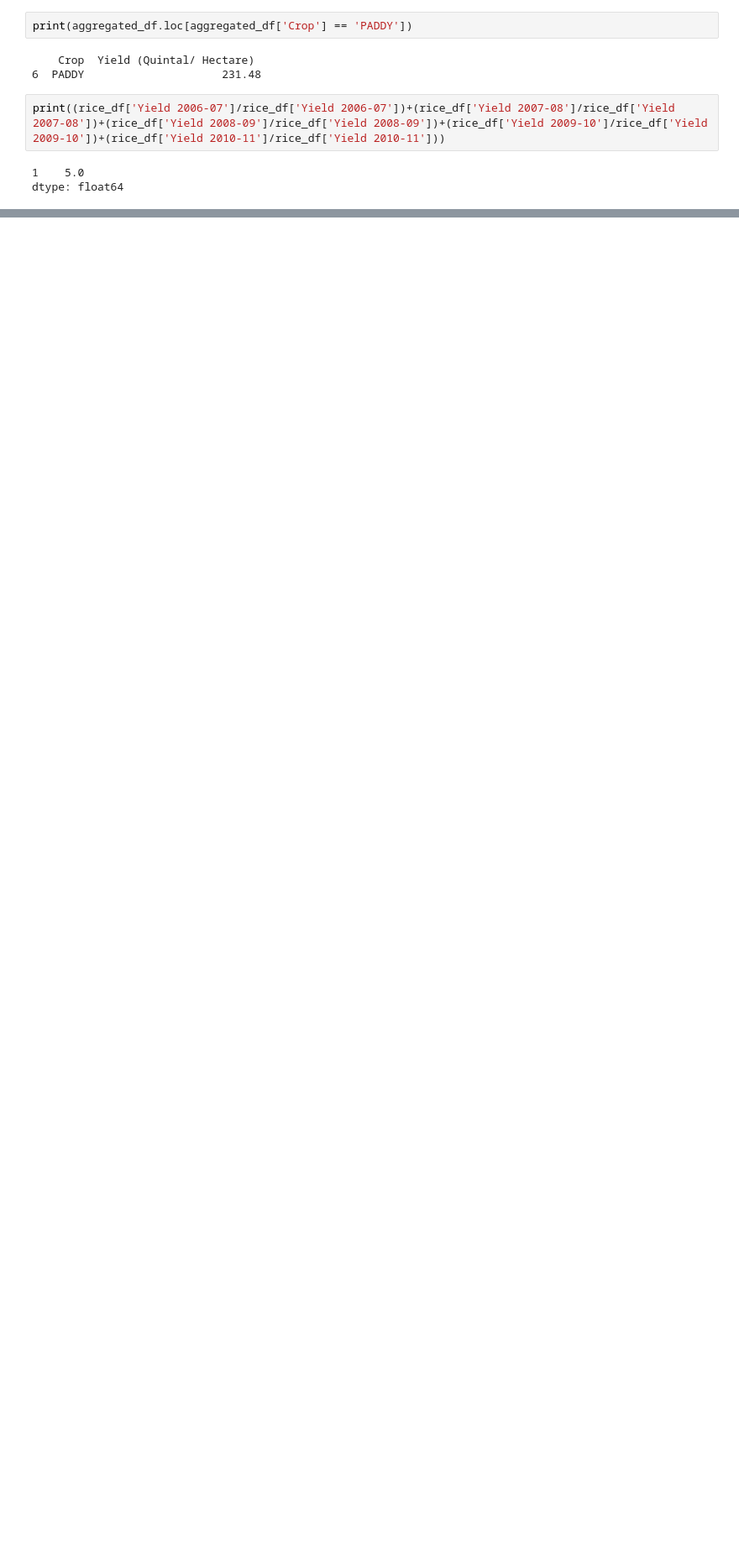
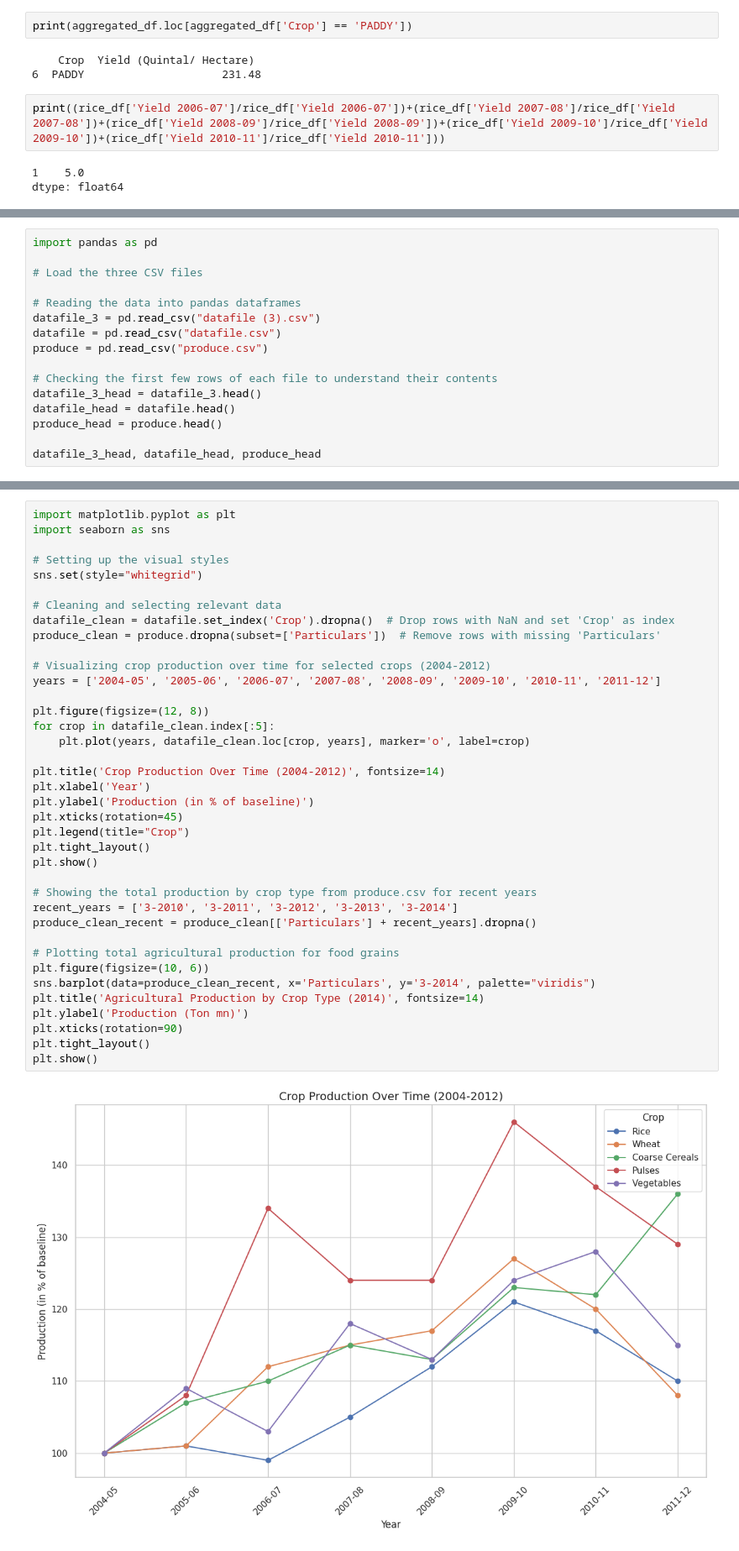
Before and after one commit to Darkwolf68/Unicoverage-INternship, a Jupyter notebook: Untitled21.ipynb, the cells around one changed output, grey strips where cells are left out. Shown at 84% size. Cells and saved outputs as stored; diff of their text form; blank space fills up the shorter version.

```diff
--- a/Untitled21.ipynb
+++ b/Untitled21.ipynb
@@ -369,0 +392,16 @@ dtype: float64
+# %%
+import pandas as pd
+
+# Load the three CSV files
+
+# Reading the data into pandas dataframes
+datafile_3 = pd.read_csv("datafile (3).csv")
+datafile = pd.read_csv("datafile.csv")
+produce = pd.read_csv("produce.csv")
+
+# Checking the first few rows of each file to understand their contents
+datafile_3_head = datafile_3.head()
+datafile_head = datafile.head()
+produce_head = produce.head()
+
+datafile_3_head, datafile_head, produce_head
@@ -369,0 +426,40 @@ dtype: float64
+# %%
+import matplotlib.pyplot as plt
+import seaborn as sns
+
+# Setting up the visual styles
+sns.set(style="whitegrid")
+
+# Cleaning and selecting relevant data
+datafile_clean = datafile.set_index('Crop').dropna()  # Drop rows with NaN and set 'Crop' as index
+produce_clean = produce.dropna(subset=['Particulars'])  # Remove rows with missing 'Particulars'
+
+# Visualizing crop production over time for selected crops (2004-2012)
+years = ['2004-05', '2005-06', '2006-07', '2007-08', '2008-09', '2009-10', '2010-11', '2011-12']
+
+plt.figure(figsize=(12, 8))
+for crop in datafile_clean.index[:5]:
+    plt.plot(years, datafile_clean.loc[crop, years], marker='o', label=crop)
+
+plt.title('Crop Production Over Time (2004-2012)', fontsize=14)
+plt.xlabel('Year')
+plt.ylabel('Production (in % of baseline)')
+plt.xticks(rotation=45)
+plt.legend(title="Crop")
+plt.tight_layout()
+plt.show()
+
+# Showing the total production by crop type from produce.csv for recent years
+recent_years = ['3-2010', '3-2011', '3-2012', '3-2013', '3-2014']
+produce_clean_recent = produce_clean[['Particulars'] + recent_years].dropna()
+
+# Plotting total agricultural production for food grains
+plt.figure(figsize=(10, 6))
+sns.barplot(data=produce_clean_recent, x='Particulars', y='3-2014', palette="viridis")
+plt.title('Agricultural Production by Crop Type (2014)', fontsize=14)
+plt.ylabel('Production (Ton mn)')
+plt.xticks(rotation=90)
+plt.tight_layout()
+plt.show()
+# %% [output]
+[figure, added]
```
Also changed, not shown: parts of 8 cells of this notebook.
